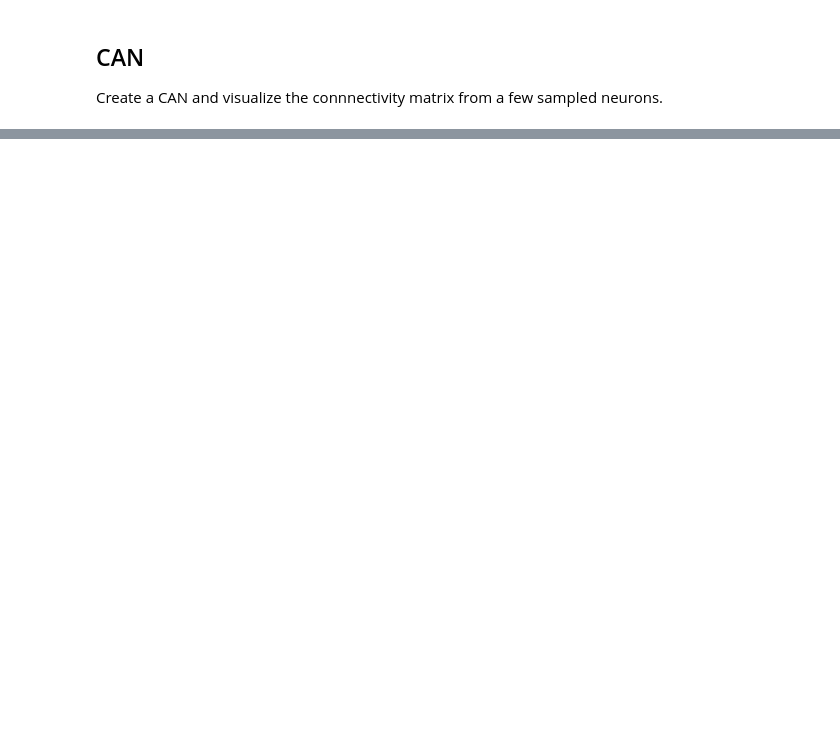
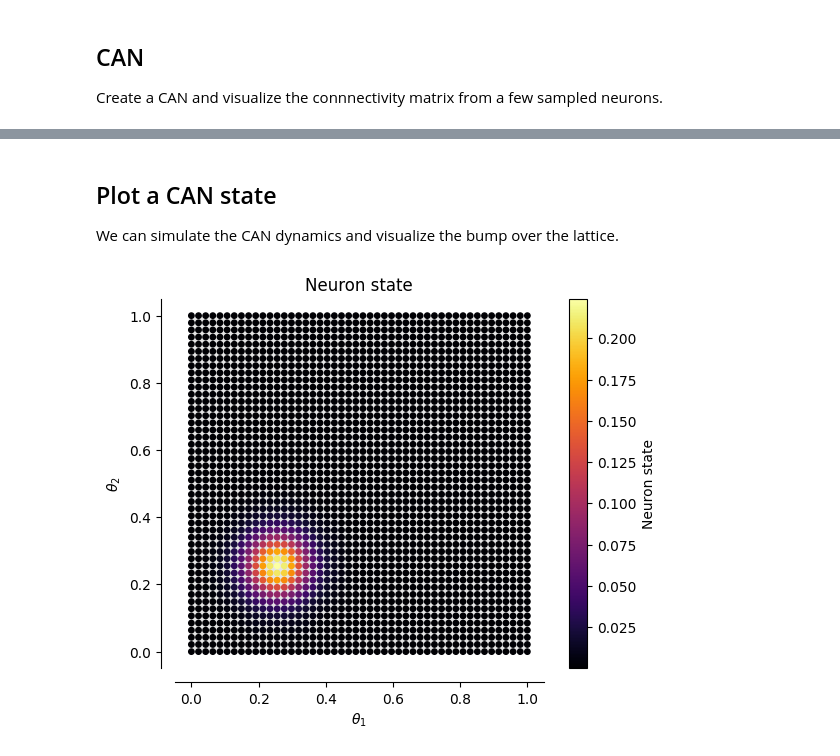
Before and after one commit to FieteLab/MADE, a Jupyter notebook: made/notebooks/visualize_connectivity.ipynb, the cells around one changed output, grey strips where cells are left out. Drawn from its saved outputs; the diff is of its cells as text; code cells hidden in the pictures; blank space fills up the shorter version.

```diff
--- a/made/notebooks/visualize_connectivity.ipynb
+++ b/made/notebooks/visualize_connectivity.ipynb
@@ -26,0 +28,14 @@ visuals.can_connectivity(can, vmin=-0.3);
+# %% [markdown]
+## Plot a CAN state
+We can simulate the CAN dynamics and visualize the bump over the lattice.
+# %%
+sample_coords = [0, 0]
+assert can.manifold.contains(sample_coords), "Sample coordinates not in manifold"
+
+can.reset(mode="point", point=np.array(sample_coords), radius=0.5)
+for i in range(250):
+    can()
+
+visuals.plot_can_state(can);
+# %% [output]
+[figure, added]
```
Also changed, not shown: parts of 3 cells of this notebook, 6 other files.
